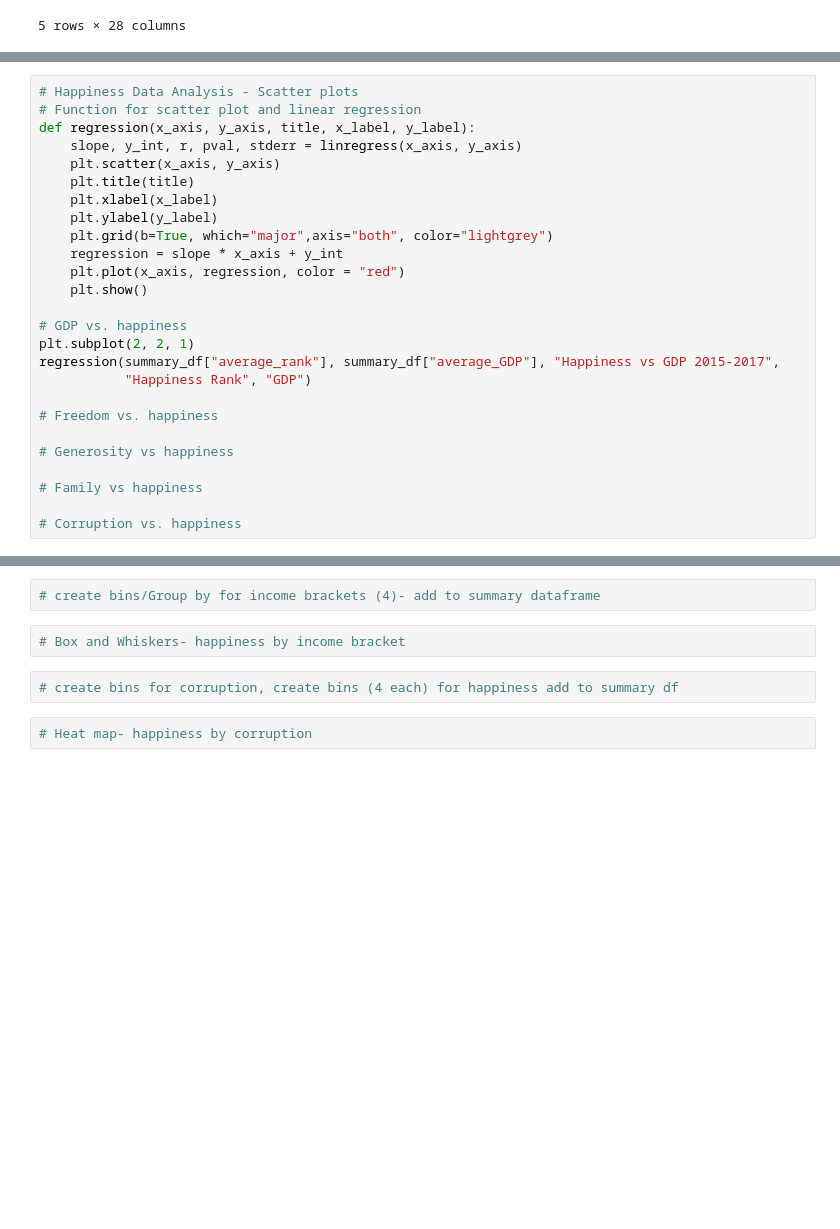
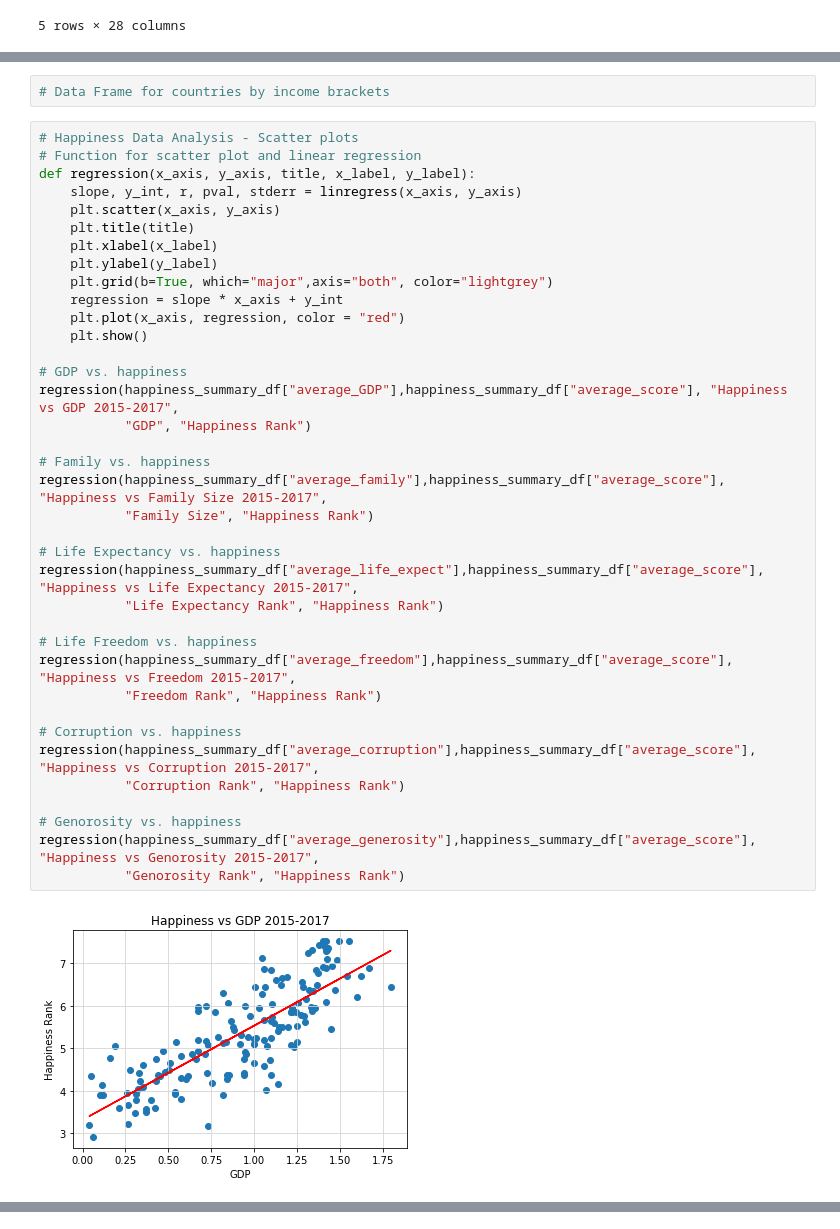
Before and after one commit to jaysueno/Group_Good_Guys, a Jupyter notebook: Elisa_Happiness_Analysis.ipynb, the cells around one changed output, grey strips where cells are left out. Drawn from its saved outputs; the diff is of its cells as text; blank space fills up the shorter version.

```diff
--- a/Elisa_Happiness_Analysis.ipynb
+++ b/Elisa_Happiness_Analysis.ipynb
@@ -99,26 +121,41 @@ IndexingError: Too many indexers
+# %%
+# Data Frame for countries by income brackets
 # %%
 # Happiness Data Analysis - Scatter plots
 # Function for scatter plot and linear regression
 def regression(x_axis, y_axis, title, x_label, y_label):
     slope, y_int, r, pval, stderr = linregress(x_axis, y_axis)
     plt.scatter(x_axis, y_axis)
     plt.title(title)
     plt.xlabel(x_label)
     plt.ylabel(y_label)
     plt.grid(b=True, which="major",axis="both", color="lightgrey")
     regression = slope * x_axis + y_int
     plt.plot(x_axis, regression, color = "red")
     plt.show()
 
 # GDP vs. happiness
-plt.subplot(2, 2, 1)
-regression(summary_df["average_rank"], summary_df["average_GDP"], "Happiness vs GDP 2015-2017",
-           "Happiness Rank", "GDP")
+regression(happiness_summary_df["average_GDP"],happiness_summary_df["average_score"], "Happiness vs GDP 2015-2017",
+           "GDP", "Happiness Rank")
 
-# Freedom vs. happiness
+# Family vs. happiness
+regression(happiness_summary_df["average_family"],happiness_summary_df["average_score"], "Happiness vs Family Size 2015-2017",
+           "Family Size", "Happiness Rank")
 
-# Generosity vs happiness
+# Life Expectancy vs. happiness
+regression(happiness_summary_df["average_life_expect"],happiness_summary_df["average_score"], "Happiness vs Life Expectancy 2015-2017",
+           "Life Expectancy Rank", "Happiness Rank")
 
-# Family vs happiness
+# Life Freedom vs. happiness
+regression(happiness_summary_df["average_freedom"],happiness_summary_df["average_score"], "Happiness vs Freedom 2015-2017",
+           "Freedom Rank", "Happiness Rank")
 
 # Corruption vs. happiness
+regression(happiness_summary_df["average_corruption"],happiness_summary_df["average_score"], "Happiness vs Corruption 2015-2017",
+           "Corruption Rank", "Happiness Rank")
+
+# Genorosity vs. happiness
+regression(happiness_summary_df["average_generosity"],happiness_summary_df["average_score"], "Happiness vs Genorosity 2015-2017",
+           "Genorosity Rank", "Happiness Rank")
+# %% [output]
+[figure, added]
@@ -125,8 +166,0 @@ regression(summary_df["average_rank"], summary_df["average_GDP"], "Happiness vs
-# %%
-# create bins/Group by for income brackets (4)- add to summary dataframe
-# %%
-# Box and Whiskers- happiness by income bracket
-# %%
-# create bins for corruption, create bins (4 each) for happiness add to summary df
-# %%
-# Heat map- happiness by corruption
```
Also changed, not shown: parts of 7 cells of this notebook.
